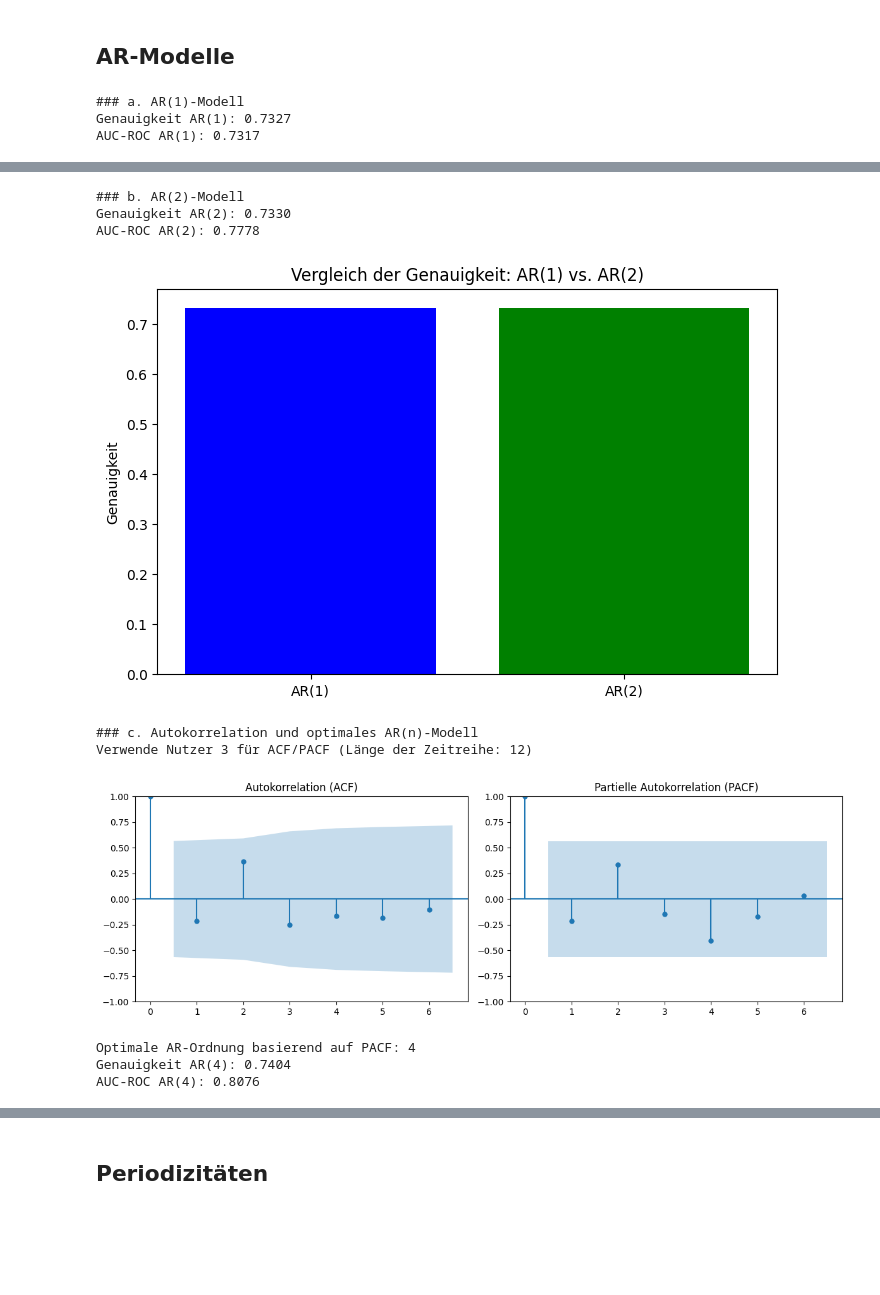
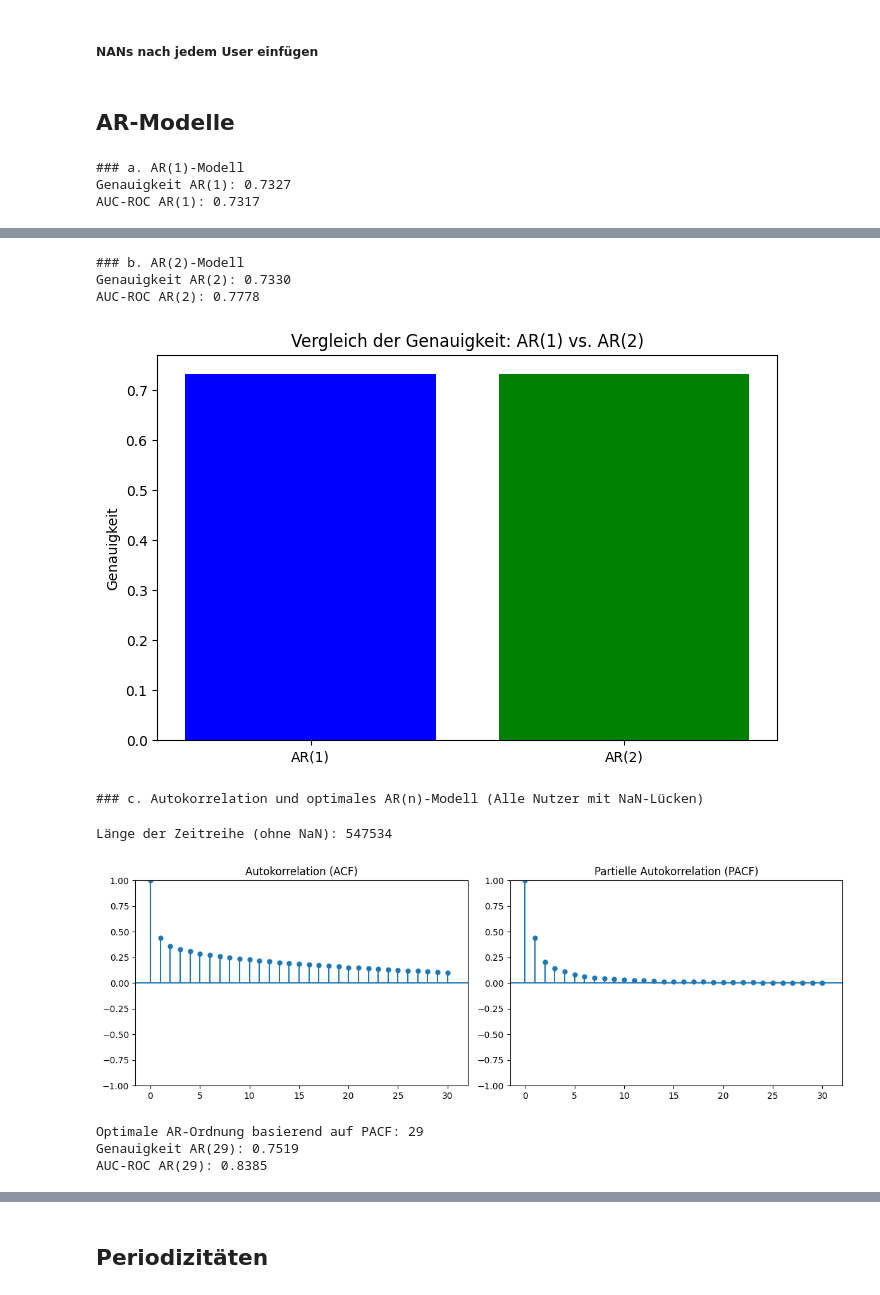
Before and after one commit to tobiiu/DABI-2, a Jupyter notebook: Aufagbe2_Visualisierung.ipynb, the cells around one changed output, grey strips where cells are left out. Cells and saved outputs as stored; diff of their text form; code cells hidden in the pictures; blank space fills up the shorter version.

```diff
--- a/Aufagbe2_Visualisierung.ipynb
+++ b/Aufagbe2_Visualisierung.ipynb
@@ -15,0 +18,2 @@ order_product = pd.read_csv('order_products_denormalized.csv')
+# %% [markdown]
+##### NANs nach jedem User einfügen
@@ -16,8 +48,11 @@ order_product = pd.read_csv('order_products_denormalized.csv')
+# %%
+m_order_tip = orders.merge(tips, how="inner", on="order_id")
+
+# verkleinern des DFs für bessere Performance
+m_order_tip_slice = m_order_tip[m_order_tip['user_id'] <= 80000]
 # %% [markdown]
 ## AR-Modelle
 # %%
-m_order_tip = orders.merge(tips, how="inner", on="order_id")
-
 # Sicherstellen, dass die Daten nach user_id und order_date sortiert sind
 m_order_tip = m_order_tip.sort_values(['user_id', 'order_date']).reset_index(drop=True)
 
@@ -81,78 +116,80 @@ else:
     plt.ylabel('Genauigkeit')
     plt.show()
 
-# c. Autokorrelation und optimales AR(n)-Modell
-print("\n### c. Autokorrelation und optimales AR(n)-Modell")
-# Wähle eine n Nutzer mit ausreichend Daten (mindestens 12 Datenpunkte für nlags=10)
+print("\n### c. Autokorrelation und optimales AR(n)-Modell (Alle Nutzer mit NaN-Lücken)")
+
+# Daten mit NaN-Zeilen zwischen Nutzern vorbereiten
+user_tip_with_gaps = insert_nan_rows_after_user_change_vectorized(m_order_tip_slice, nan_werte=10)
+
+# Konvertiere 'tip'-Spalte zu numerisch, NaN für ungültige Werte
+user_tip_with_gaps['tip'] = pd.to_numeric(user_tip_with_gaps['tip'], errors='coerce')
+
+# Zeitreihe der Tipps (mit NaN-Werten)
+tip_series = user_tip_with_gaps['tip'].values
+
+# Entferne NaN-Werte für ACF/PACF-Berechnung
+tip_series_nonan = tip_series[~np.isnan(tip_series)]
+
+# Überprüfe, ob genügend Datenpunkte vorhanden sind
 min_data_points = 12  # Mindestens 12 Datenpunkte für nlags=10
-valid_user = None
-for user in m_order_tip['user_id'].unique():
-    df_user = m_order_tip[m_order_tip['user_id'] == user].copy()
-    tip_series = df_user['tip'].dropna().values
-    if len(tip_series) >= min_data_points:
-        valid_user = user
-        break
-
-if valid_user is None:
-    print("Fehler: Kein Nutzer mit ausreichend Datenpunkten für ACF/PACF (>= 12).")
+if len(tip_series_nonan) < min_data_points:
+    print("Fehler: Nicht genügend Datenpunkte für ACF/PACF (>= 12).")
 else:
-    df_user = m_order_tip[m_order_tip['user_id'] == valid_user].copy()
-    tip_series = df_user['tip'].dropna().values
-    print(f"Verwende Nutzer {valid_user} für ACF/PACF (Länge der Zeitreihe: {len(tip_series)})")
+    print(f"Länge der Zeitreihe (ohne NaN): {len(tip_series_nonan)}")
 
     # Dynamisch nlags anpassen (maximal 50% der Zeitreihenlänge)
-    max_lags = min(10, len(tip_series) // 2)  # Maximal 10 oder 50% der Länge
+    max_lags = min(30, len(tip_series_nonan) // 2)  # Maximal 10 oder 50% der Länge
     if max_lags < 1:
         print("Fehler: Zeitreihe zu kurz für ACF/PACF.")
     else:
         # ACF und PACF berechnen
-        acf_vals = acf(tip_series, nlags=max_lags, fft=False)
-        pacf_vals = pacf(tip_series, nlags=max_lags)
+        acf_vals = acf(tip_series_nonan, nlags=max_lags, fft=False)
+        pacf_vals = pacf(tip_series_nonan, nlags=max_lags)
 
         # Visualisierung
         plt.figure(figsize=(12, 4))
         plt.subplot(1, 2, 1)
-        plot_acf(tip_series, lags=max_lags, ax=plt.gca())
+        plot_acf(tip_series_nonan, lags=max_lags, ax=plt.gca())
         plt.title('Autokorrelation (ACF)')
         plt.subplot(1, 2, 2)
-        plot_pacf(tip_series, lags=max_lags, ax=plt.gca())
+        plot_pacf(tip_series_nonan, lags=max_lags, ax=plt.gca())
         plt.title('Partielle Autokorrelation (PACF)')
         plt.tight_layout()
         plt.show()
 
         # Bestimme optimale Ordnung n basierend auf PACF
-        significant_lags = np.where(np.abs(pacf_vals) > 1.96/np.sqrt(len(tip_series)))[0]
+        significant_lags = np.where(np.abs(pacf_vals) > 1.96/np.sqrt(len(tip_series_nonan)))[0]
         n_optimal = max(significant_lags) if len(significant_lags) > 0 else 1
         print(f"Optimale AR-Ordnung basierend auf PACF: {n_optimal}")
 
-        # Fitte AR(n_optimal)-Modell (Gesamtmodell)
-        df_arn = create_lagged_features(m_order_tip, lags=n_optimal)
+        # Fitte AR(n_optimal)-Modell auf gesamte Daten mit NaN-Lücken
+        df_arn = create_lagged_features(user_tip_with_gaps, lags=n_optimal)
         df_arn = df_arn.dropna()
 
         if len(np.unique(df_arn['tip'])) < 2:
             print(f"Fehler: Nur eine Klasse in den Daten vorhanden für AR({n_optimal}).")
         else:
             X_arn = df_arn[[f'tip_lag{i}' for i in range(1, n_optimal + 1)]]
             y_arn = df_arn['tip']
             model_arn = LogisticRegression(solver='liblinear')
             model_arn.fit(X_arn, y_arn)
             y_pred_arn = model_arn.predict(X_arn)
             accuracy_arn = accuracy_score(y_arn, y_pred_arn)
             auc_arn = roc_auc_score(y_arn, model_arn.predict_proba(X_arn)[:, 1])
             print(f"Genauigkeit AR({n_optimal}): {accuracy_arn:.4f}")
             print(f"AUC-ROC AR({n_optimal}): {auc_arn:.4f}")
 # %% [output]
 ### a. AR(1)-Modell
 Genauigkeit AR(1): 0.7327
 AUC-ROC AR(1): 0.7317
 [figure]
 ### b. AR(2)-Modell
 Genauigkeit AR(2): 0.7330
 AUC-ROC AR(2): 0.7778
 [figure]
-### c. Autokorrelation und optimales AR(n)-Modell
-Verwende Nutzer 3 für ACF/PACF (Länge der Zeitreihe: 12)
+### c. Autokorrelation und optimales AR(n)-Modell (Alle Nutzer mit NaN-Lücken)
+Länge der Zeitreihe (ohne NaN): 547534
-[figure, old version]
+[figure, new version]
-Optimale AR-Ordnung basierend auf PACF: 4
-Genauigkeit AR(4): 0.7404
-AUC-ROC AR(4): 0.8076
+Optimale AR-Ordnung basierend auf PACF: 29
+Genauigkeit AR(29): 0.7519
+AUC-ROC AR(29): 0.8385
```
Also changed, not shown: parts of 3 cells of this notebook.
